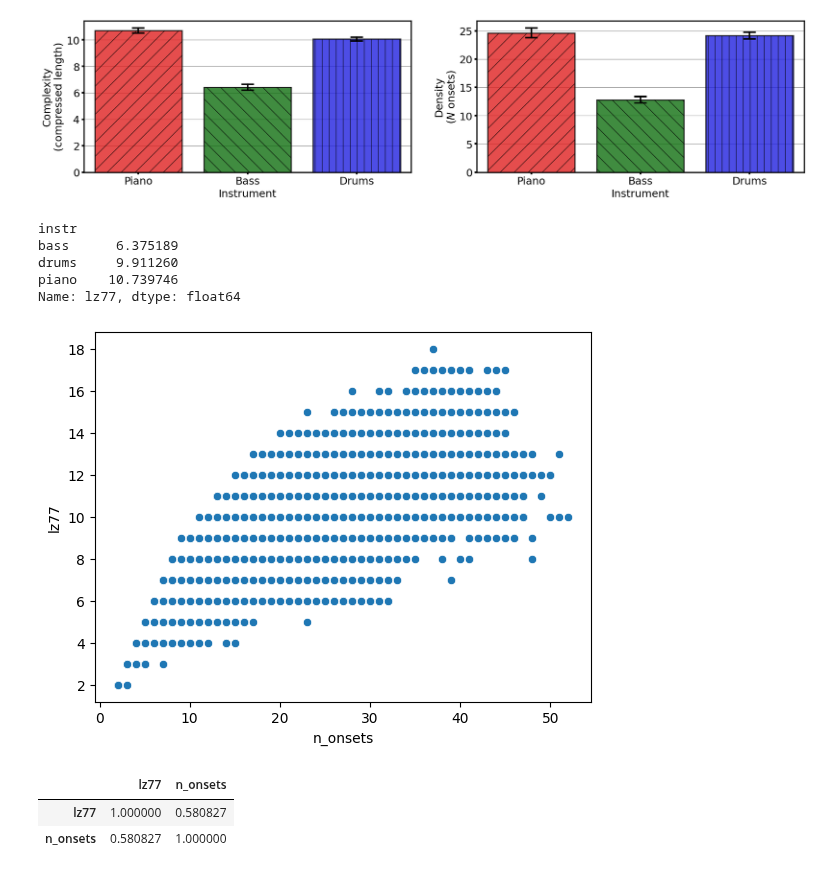
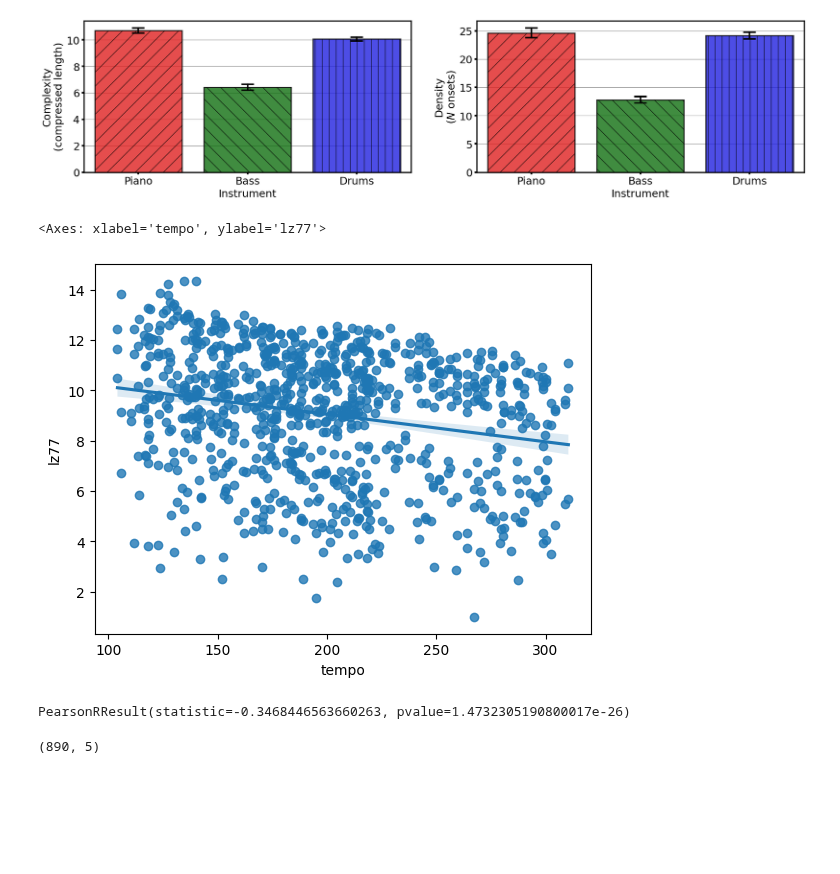
Before and after one commit to HuwCheston/Jazz-Trio-Database, a Jupyter notebook: notebooks/0.1-cheston-ioi-complexity.ipynb, the cells around one changed output. Drawn from its saved outputs; the diff is of its cells as text; code cells hidden in the pictures; blank space fills up the shorter version.

```diff
--- a/notebooks/0.1-cheston-ioi-complexity.ipynb
+++ b/notebooks/0.1-cheston-ioi-complexity.ipynb
@@ -52,6 +52,8 @@ plt.show()
 # %%
 import string
 from collections import OrderedDict
+nan_count = 0
+ok_count = 0
 
 class IOIComplexity(BaseExtractor):
     def __init__(
@@ -88,11 +90,14 @@ class IOIComplexity(BaseExtractor):
         return alphabet[self.fracs.index(bin_)]
 
     def bin_iois(self, my_onsets, downbeats) -> list:
+        global nan_count, ok_count
         for i in range(len(downbeats) - self.bar_period):
             first_bar = downbeats[i]
             last_bar = downbeats[i + self.bar_period]
             iois_bar = np.ediff1d(self.get_between(my_onsets, first_bar, last_bar))
             binned_iois = np.array([self._bin_ioi(i) for i in iois_bar])
+            nan_count += len(binned_iois[np.isnan(binned_iois)])
+            ok_count += len(binned_iois[~np.isnan(binned_iois)])
             binned_iois_clean = binned_iois[~np.isnan(binned_iois)]
             for binned_ioi in binned_iois_clean:
                 yield dict(
@@ -149,10 +154,13 @@ class IOIComplexity(BaseExtractor):
 cdfs = []
 for t in onsets:
     for instr in utils.INSTRUMENTS_TO_PERFORMER_ROLES.keys():
-        cdf = IOIComplexity(my_onsets=t.ons[instr], downbeats=t.ons['downbeats_manual'], tempo=t.tempo, time_signature=t.item['time_signature']).complexity_df
+        cdf = IOIComplexity(my_onsets=t.ons[instr], downbeats=t.ons['downbeats_manual'], tempo=t.tempo, time_signature=t.item['time_signature']).complexity_df.mean().to_dict()
         cdf['mbz_id'] = t.item['mbz_id']
         cdf['instr'] = instr
+        cdf['tempo'] = t.tempo
         cdfs.append(cdf)
+print('NaN', nan_count)
+print('Non-NaN', ok_count)
 # %% [output]
 4
 4
@@ -174,7 +182,7 @@ for t in onsets:
 # %% [markdown]
 ## Get the correlation of onset density and complexity
 # %%
-cdf = pd.concat(cdfs).dropna().reset_index(drop=True)
-cdf['n_onsets'] = cdf['n_onsets'].astype(float)
-cdf.head()
+average = pd.DataFrame(cdfs).drop(columns=['bar_range'])
+average['n_onsets'] = average['n_onsets'].astype(float)
+average.head()
 # %% [output]
@@ -187,3 +194,0 @@ cdf.head()
-# %%
-average = cdf.groupby(['mbz_id', 'instr']).agg(dict(lz77=['mean', 'std'], n_onsets=['mean', 'std'])).reset_index()
-average.columns = [' '.join(col).strip() for col in average.columns.values]
@@ -201,22 +237,16 @@ cdf.shape
 BarPlotComplexityDensity(average).create_plot()
 # %% [output]
 [figure]
-# %%
-cdf.groupby('instr')['lz77'].mean()
-# %% [output]
-instr
-bass      6.375189
-drums     9.911260
-piano    10.739746
-Name: lz77, dtype: float64
 # %%
-sns.scatterplot(data=cdf, x='n_onsets', y='lz77')
-plt.show()
+sns.regplot(average, x='tempo', y='lz77')
 # %% [output]
+<Axes: xlabel='tempo', ylabel='lz77'>
-[figure, old version]
+[figure, new version]
-# %%
-cdf.corr()
-# %% [output]
-|  | lz77 | n_onsets |
-| lz77 | 1.000000 | 0.580827 |
-| n_onsets | 0.580827 | 1.000000 |
+# %%
+stats.pearsonr(average.dropna()['tempo'], average.dropna()['n_onsets'])
+# %% [output]
+PearsonRResult(statistic=-0.3468446563660263, pvalue=1.4732305190800017e-26)
+# %%
+average.dropna().shape
+# %% [output]
+(890, 5)
```
Also changed, not shown: parts of 8 cells of this notebook, 2 other files.
